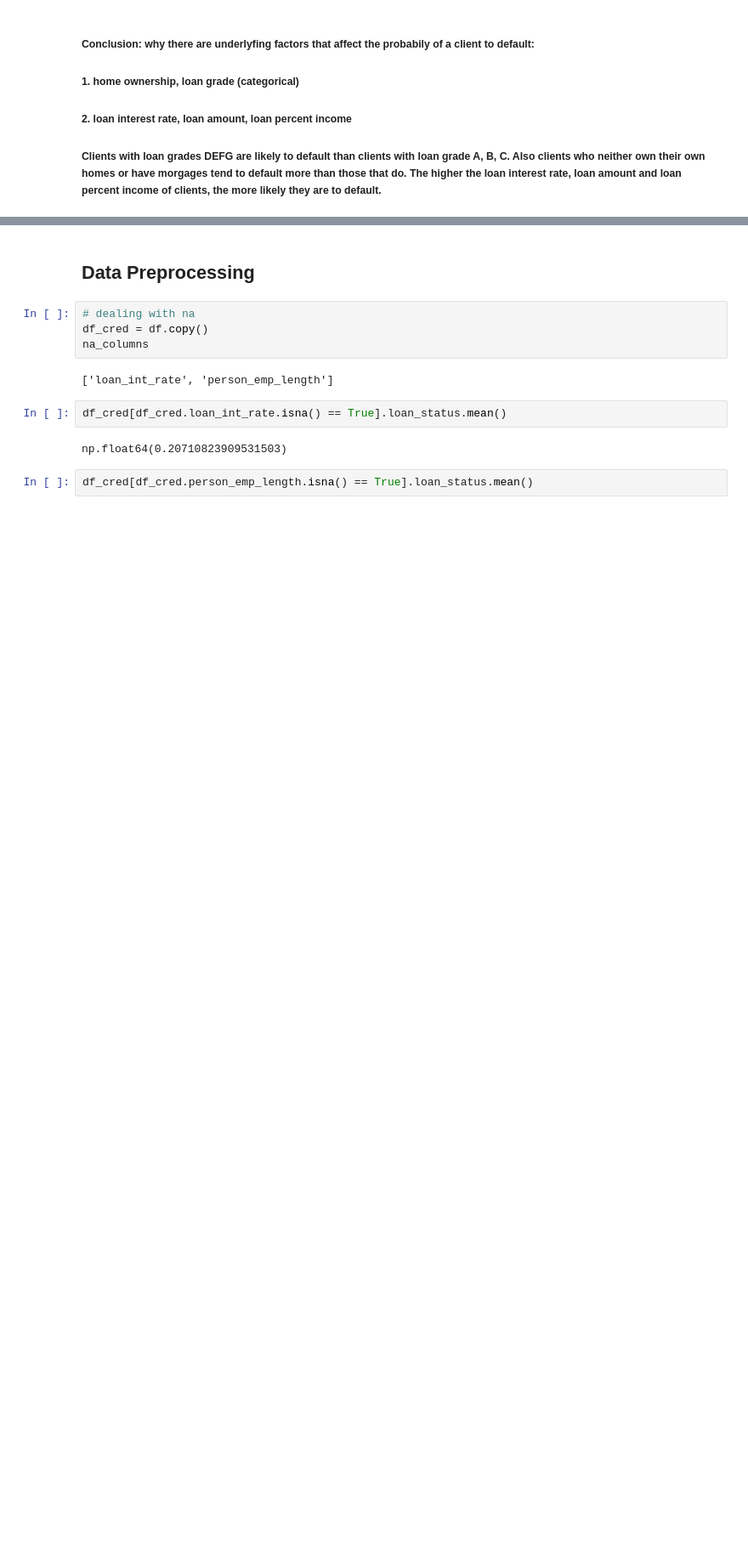
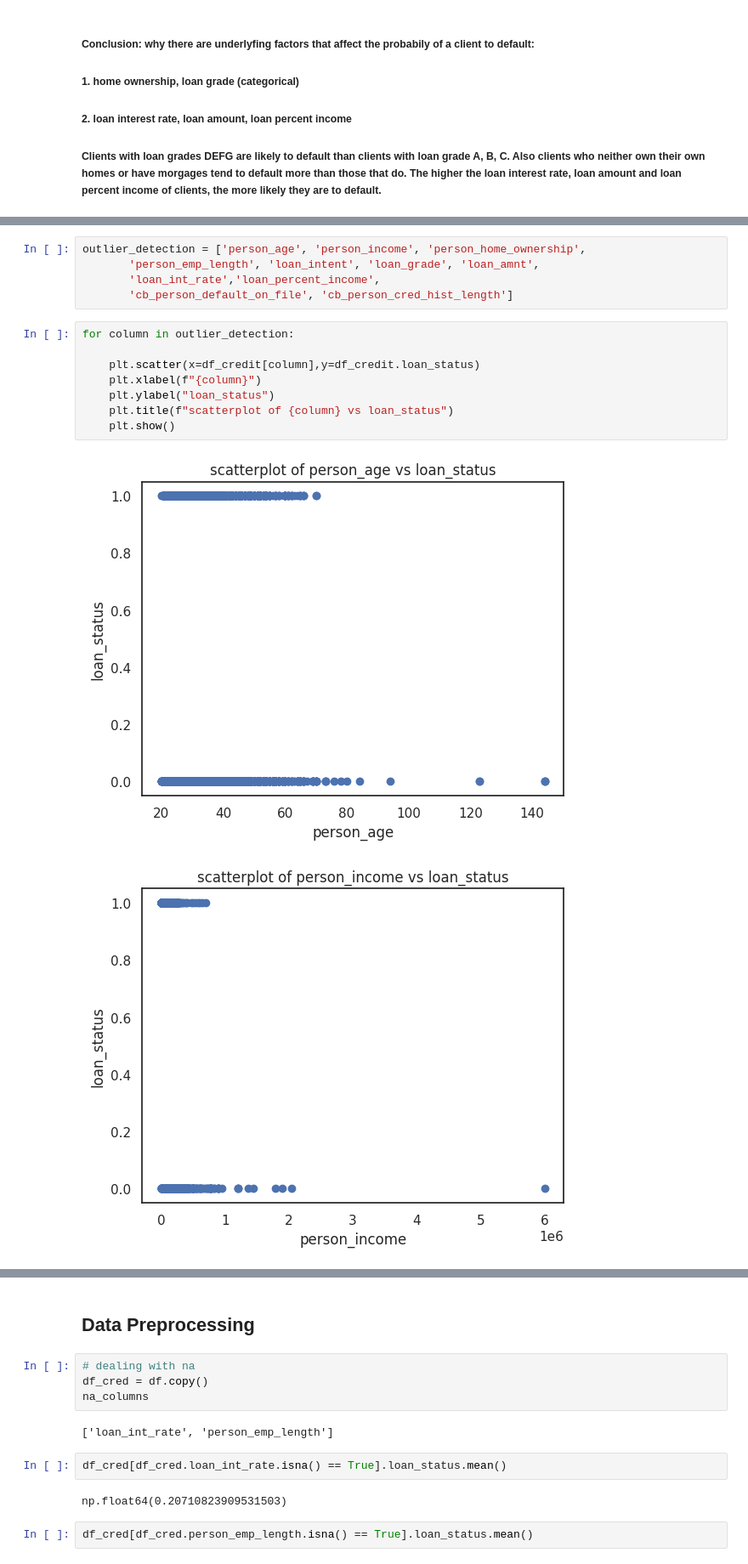
Before and after one commit to minazuki799/Loan_credit_risk, a Jupyter notebook: notebook.ipynb, the cells around one changed output, grey strips where cells are left out. Shown at 85% size. Saved outputs shown, nothing was run; the diff lists cells and outputs as text; blank space fills up the shorter version.

```diff
--- a/notebook.ipynb
+++ b/notebook.ipynb
@@ -344,0 +347,16 @@ for type in ['RENT','OTHER']:
+# %%
+outlier_detection = ['person_age', 'person_income', 'person_home_ownership',
+       'person_emp_length', 'loan_intent', 'loan_grade', 'loan_amnt',
+       'loan_int_rate','loan_percent_income',
+       'cb_person_default_on_file', 'cb_person_cred_hist_length']
+# %%
+for column in outlier_detection:
+
+    plt.scatter(x=df_credit[column],y=df_credit.loan_status)
+    plt.xlabel(f"{column}")
+    plt.ylabel("loan_status")
+    plt.title(f"scatterplot of {column} vs loan_status")
+    plt.show()
+# %% [output]
+[figure, added]
+[figure, added]
```
Also changed, not shown: parts of 10 cells of this notebook, 2 other files.
